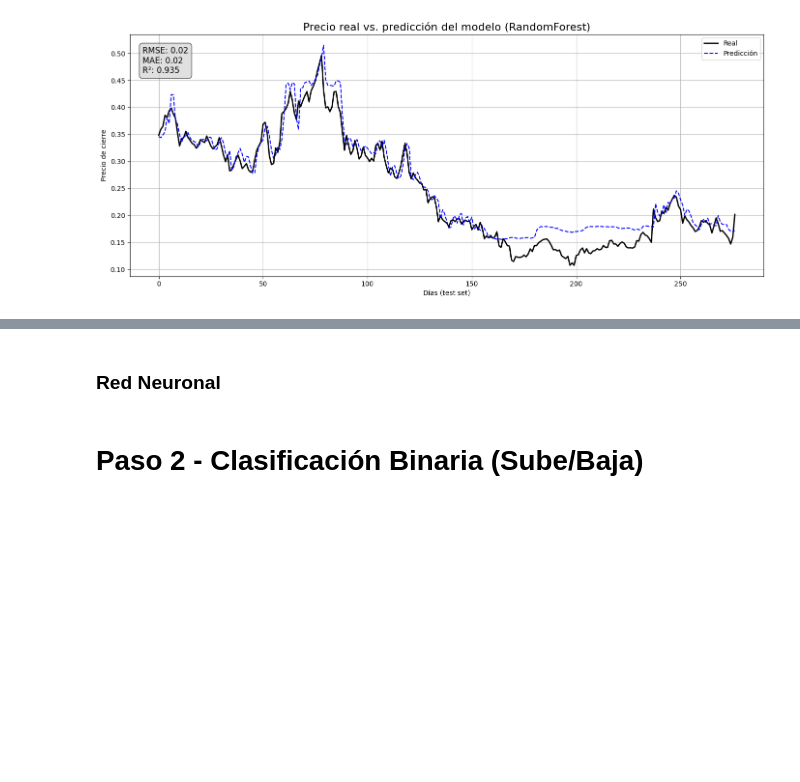
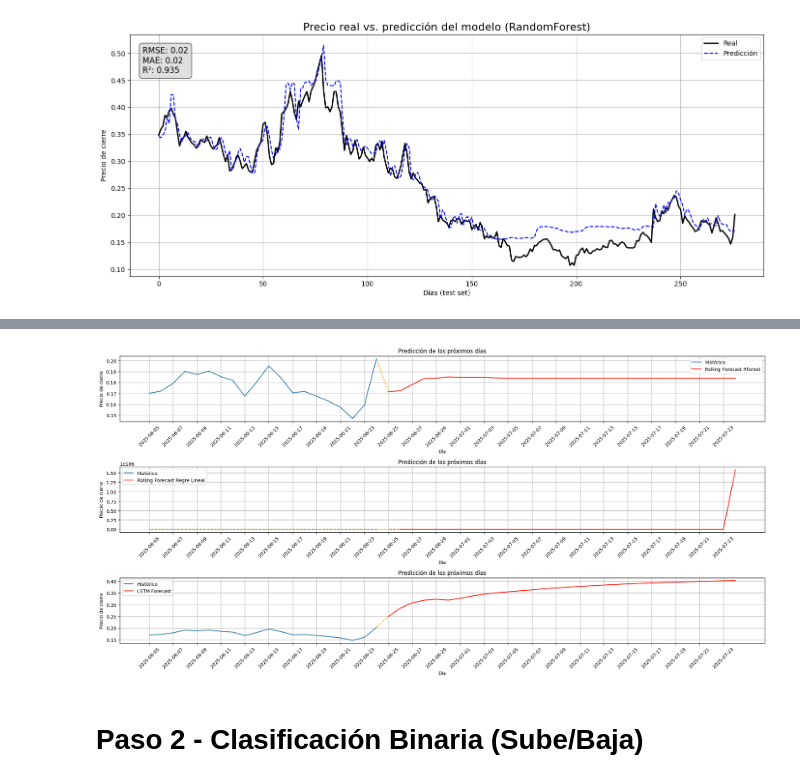
Before and after one commit to KarimS21/TP-TF-Machine-Learning, a Jupyter notebook: TP_MachineLearning_Modelos.ipynb, the cells around one changed output, grey strips where cells are left out. Saved outputs shown, nothing was run; the diff lists cells and outputs as text; code cells hidden in the pictures; blank space fills up the shorter version.

```diff
--- a/TP_MachineLearning_Modelos.ipynb
+++ b/TP_MachineLearning_Modelos.ipynb
@@ -422,9 +496,15 @@ last_X_window = X[-1]  # tiene shape (window_size, num_features)
 # %%
 futuro = rolling_predict(model=rfr_model,
                          last_window=last_X_window,
-                         steps_ahead=30,         # predice 10 días futuros
+                         steps_ahead=30,         # predice 30 días futuros
                          window_size=7,
                          num_features=X.shape[2])
+
+futuro_regrelineal = rolling_predict(model=linearRegreModel,
+                         last_window=last_X_window,
+                         steps_ahead=30,         # predice 30 días futuros
+                         window_size=7,
+                         num_features=X.shape[2])
 # %%
 import matplotlib.pyplot as plt
 
@@ -489,2 +564,0 @@ fecha
-# %% [markdown]
-### Red Neuronal
@@ -499,3 +565,56 @@ def create_sequences(data, prices, past_steps, future_steps):
+# %%
+serie1 = pd.Series(data.index[len(y)-13:], name="fechas_pasadas")
+serie2 = pd.Series(df_future.index, name="fechas_futuras")
+serie_unida = pd.concat([serie1, serie2], ignore_index=True).to_frame(name="fechas")
+# %%
+fig, ax = plt.subplots(figsize=(20, 10),nrows=3)
+
+hist_vals = y[len(y)-20:]
+all_vals = np.concatenate([hist_vals, futuro])
+all_vals2 = np.concatenate([hist_vals, np.log(futuro_regrelineal)])
+all_vals3 = np.concatenate([hist_vals, preds_30dias_LSTM])
+
+#plt.figure(figsize=(10, 5))
+ax[0].plot(serie_unida["fechas"], all_vals, color="orange", linestyle='--')
+ax[0].plot(serie1, hist_vals, label='Histórico')
+ax[0].plot(serie2, futuro, label='Rolling Forecast Rforest', color='red')
+ax[0].legend()
+ax[0].grid(True)
+ax[0].set_title("Predicción de los próximos días")
+ax[0].set_xlabel("Día")
+ax[0].set_xticks(serie_unida["fechas"].loc[::2])
+ax[0].set_xticklabels(serie_unida["fechas"].loc[::2].dt.strftime('%Y-%m-%d'), rotation=45)
+ax[0].set_ylabel("Precio de cierre")
+
+
+ax[1].plot(serie1, hist_vals, label='Histórico')
+
+sns.lineplot(x=serie2, y=futuro_regrelineal, ax=ax[1],color="red", label='Rolling Forecast Regre Lineal')
+ax[1].plot(serie_unida["fechas"], all_vals2, color="orange", linestyle='--')
+ax[1].legend()
+ax[1].grid(True)
+ax[1].set_title("Predicción de los próximos días")
+ax[1].set_xlabel("Día")
+ax[1].set_xticks(serie_unida["fechas"].loc[::2])
+ax[1].set_xticklabels(serie_unida["fechas"].loc[::2].dt.strftime('%Y-%m-%d'), rotation=45)
+ax[1].set_ylabel("Precio de cierre")
+
+
+ax[2].plot(serie_unida["fechas"], all_vals3, color="orange", linestyle='--')
+ax[2].plot(serie1, hist_vals, label='Histórico')
+ax[2].plot(serie2, preds_30dias_LSTM, label='LSTM Forecast', color='red')
+ax[2].legend()
+ax[2].grid(True)
+ax[2].set_title("Predicción de los próximos días")
+ax[2].set_xlabel("Día")
+ax[2].set_xticks(serie_unida["fechas"].loc[::2])
+ax[2].set_xticklabels(serie_unida["fechas"].loc[::2].dt.strftime('%Y-%m-%d'), rotation=45)
+ax[2].set_ylabel("Precio de cierre")
+
+fig.tight_layout()
+plt.show()
+# %% [output]
+[figure, added]
 # %% [markdown]
 # Paso 2 - Clasificación Binaria (Sube/Baja)
 # %% [markdown]
```
Also changed, not shown: parts of 14 cells of this notebook.
